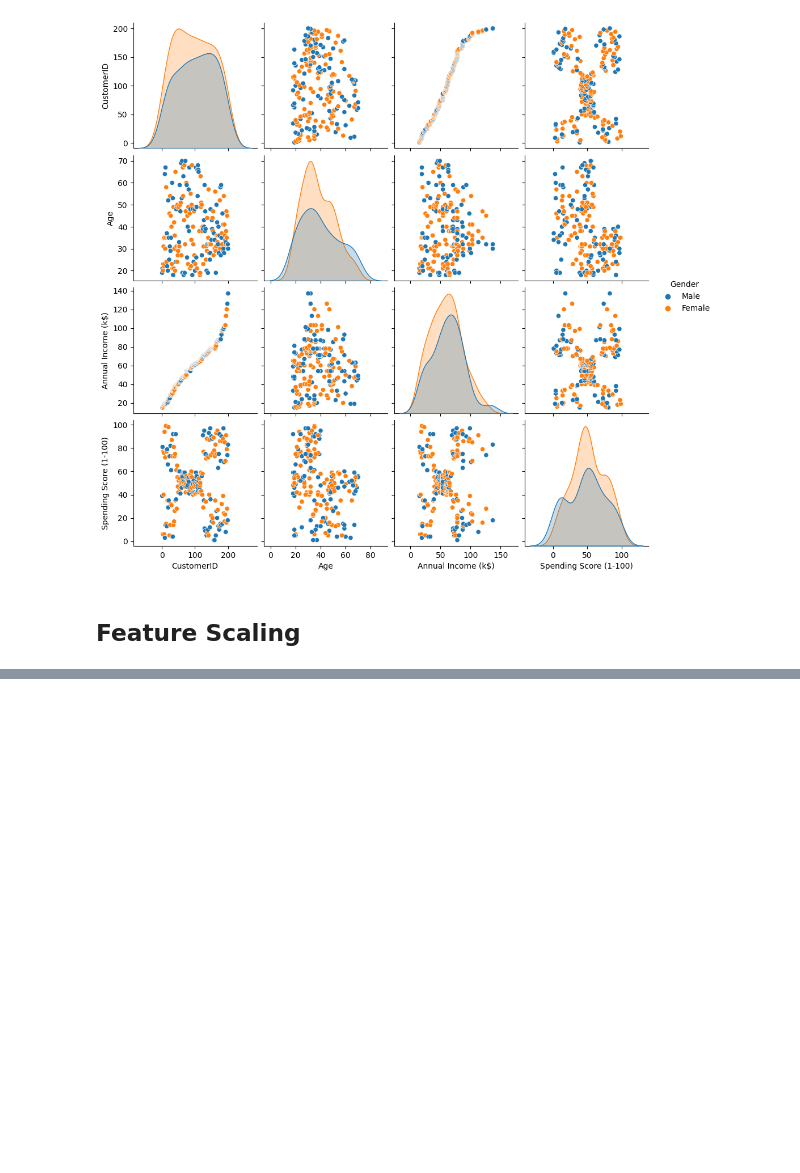
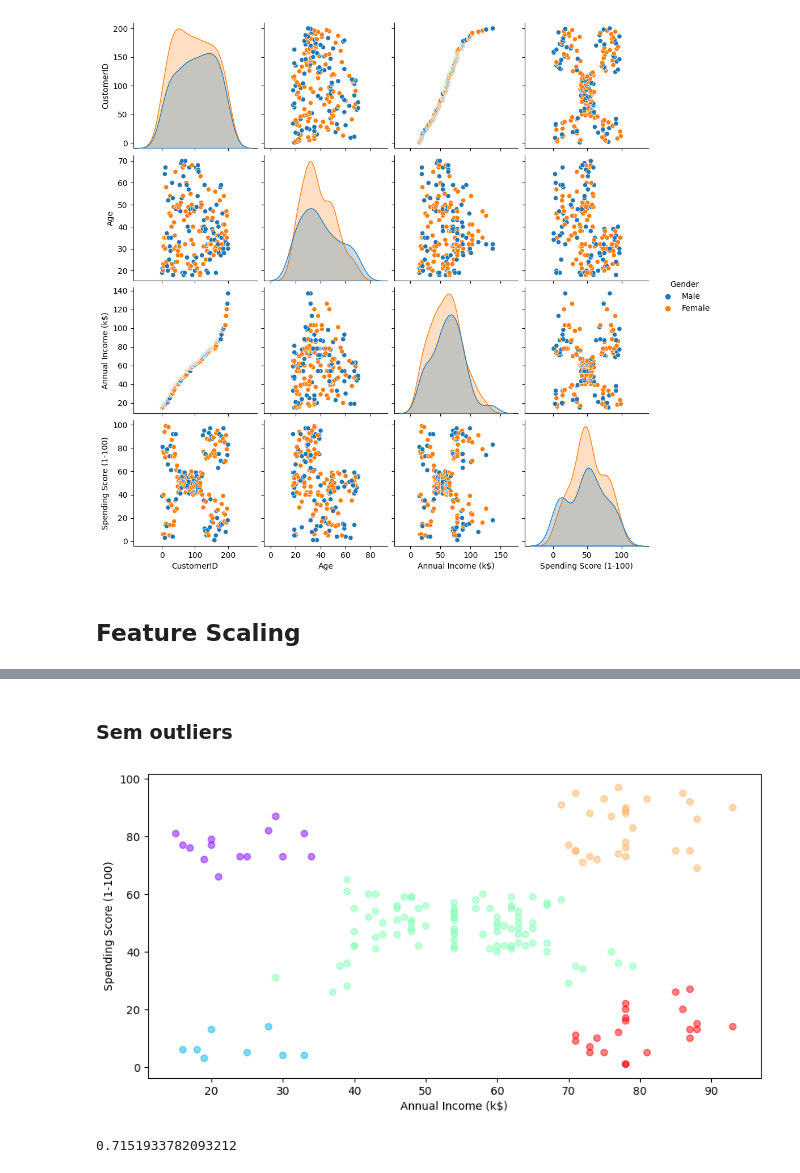
Before and after one commit to MCardosoDev/F_Clusterizacao, a Jupyter notebook: clusterizacao.ipynb, the cells around one changed output, grey strips where cells are left out. Saved outputs shown, nothing was run; the diff lists cells and outputs as text; code cells hidden in the pictures; blank space fills up the shorter version.

Commit message:
adjust

```diff
--- a/clusterizacao.ipynb
+++ b/clusterizacao.ipynb
@@ -111,0 +207,14 @@ df_scaler = scaler.transform(df[['Annual Income (k$)','Spending Score (1-100)']]
+# %% [markdown]
+### Sem outliers
+# %%
+mascara = dbscan_labels>=0
+plt.scatter(df[['Annual Income (k$)']][mascara], df[['Spending Score (1-100)']][mascara], c=dbscan_labels[mascara], alpha=0.5, cmap='rainbow')
+plt.xlabel('Annual Income (k$)')
+plt.ylabel('Spending Score (1-100)')
+plt.show()
+# %% [output]
+[figure, added]
+# %%
+adjusted_rand_score(best_kmeans_labels, dbscan_labels)
+# %% [output]
+0.7151933782093212
```
Also changed, not shown: parts of 12 cells of this notebook.
